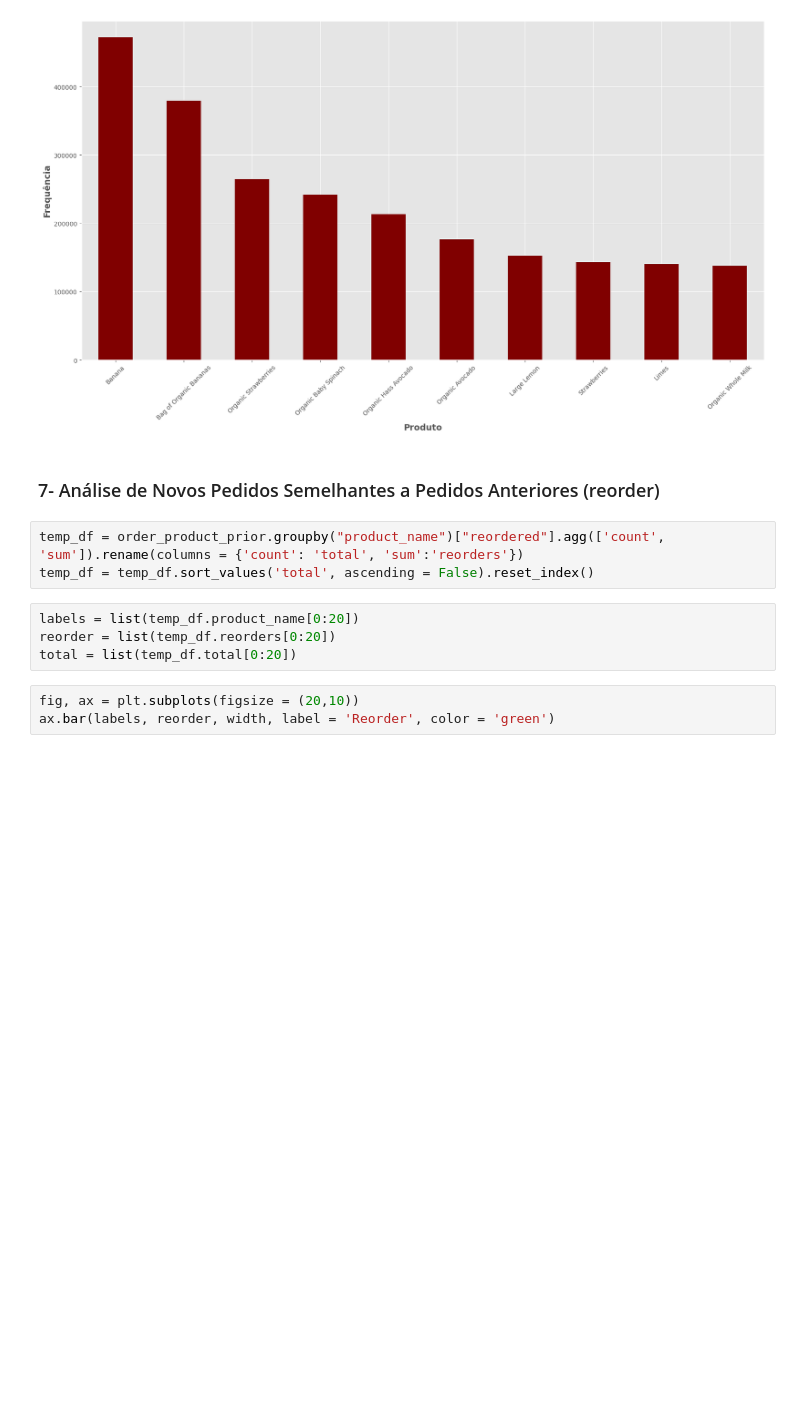
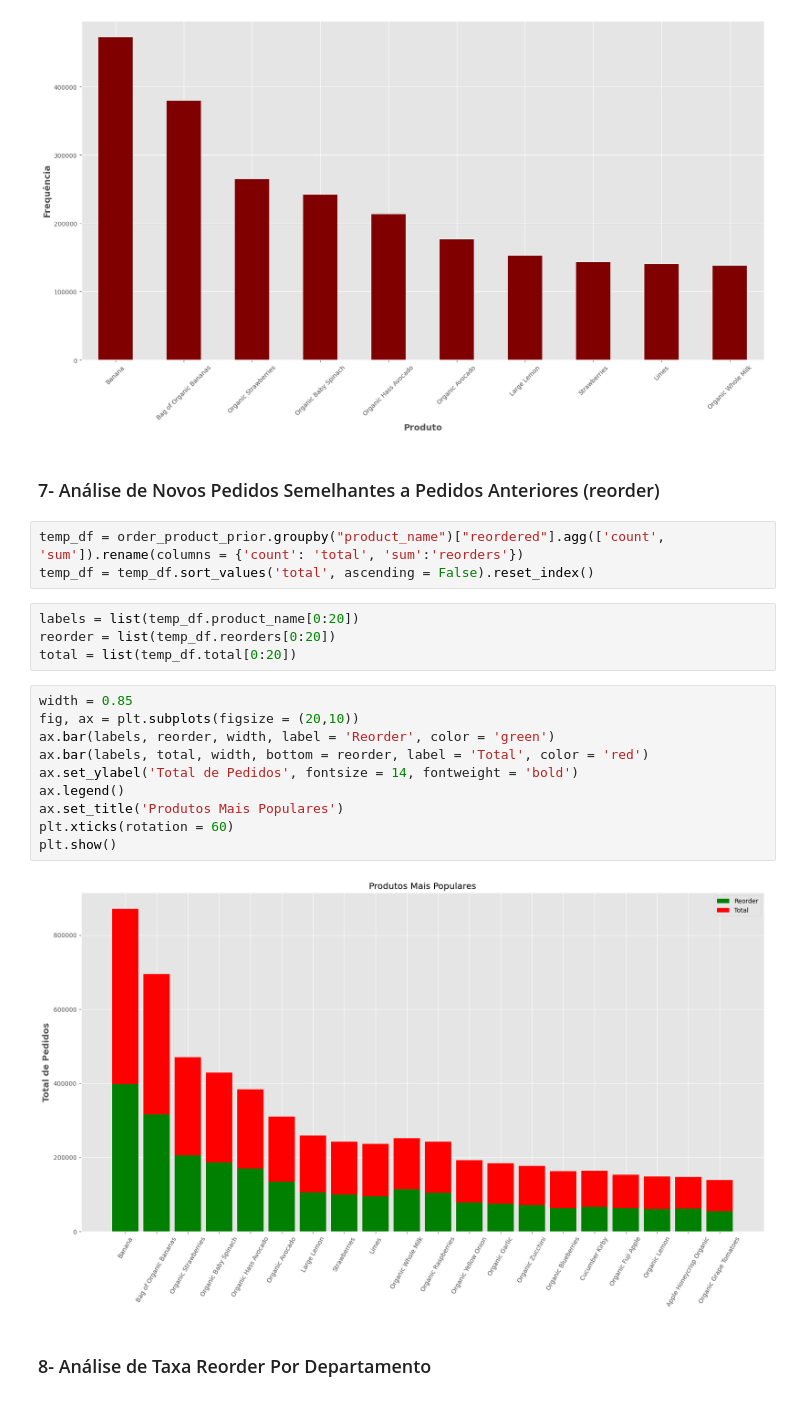
Before and after one commit to raulrosapacheco/Analise-Instacart-CestaDeMercado, a Jupyter notebook: Analise_Instacart_CestaDeMercado.ipynb, the cells around one changed output. Cells and saved outputs as stored; diff of their text form; blank space fills up the shorter version.

```diff
--- a/Analise_Instacart_CestaDeMercado.ipynb
+++ b/Analise_Instacart_CestaDeMercado.ipynb
@@ -352,6 +352,17 @@ temp_df = temp_df.sort_values('total', ascending = False).reset_index()
 labels = list(temp_df.product_name[0:20])
 reorder = list(temp_df.reorders[0:20])
 total = list(temp_df.total[0:20])
-# %%
-fig, ax = plt.subplots(figsize = (20,10))
-ax.bar(labels, reorder, width, label = 'Reorder', color = 'green')
+# %%
+width = 0.85
+fig, ax = plt.subplots(figsize = (20,10))
+ax.bar(labels, reorder, width, label = 'Reorder', color = 'green')
+ax.bar(labels, total, width, bottom = reorder, label = 'Total', color = 'red')
+ax.set_ylabel('Total de Pedidos', fontsize = 14, fontweight = 'bold')
+ax.legend()
+ax.set_title('Produtos Mais Populares')
+plt.xticks(rotation = 60)
+plt.show()
+# %% [output]
+[figure, added]
+# %% [markdown]
+### 8- Análise de Taxa Reorder Por Departamento
```
Also changed, not shown: parts of 14 cells of this notebook.
